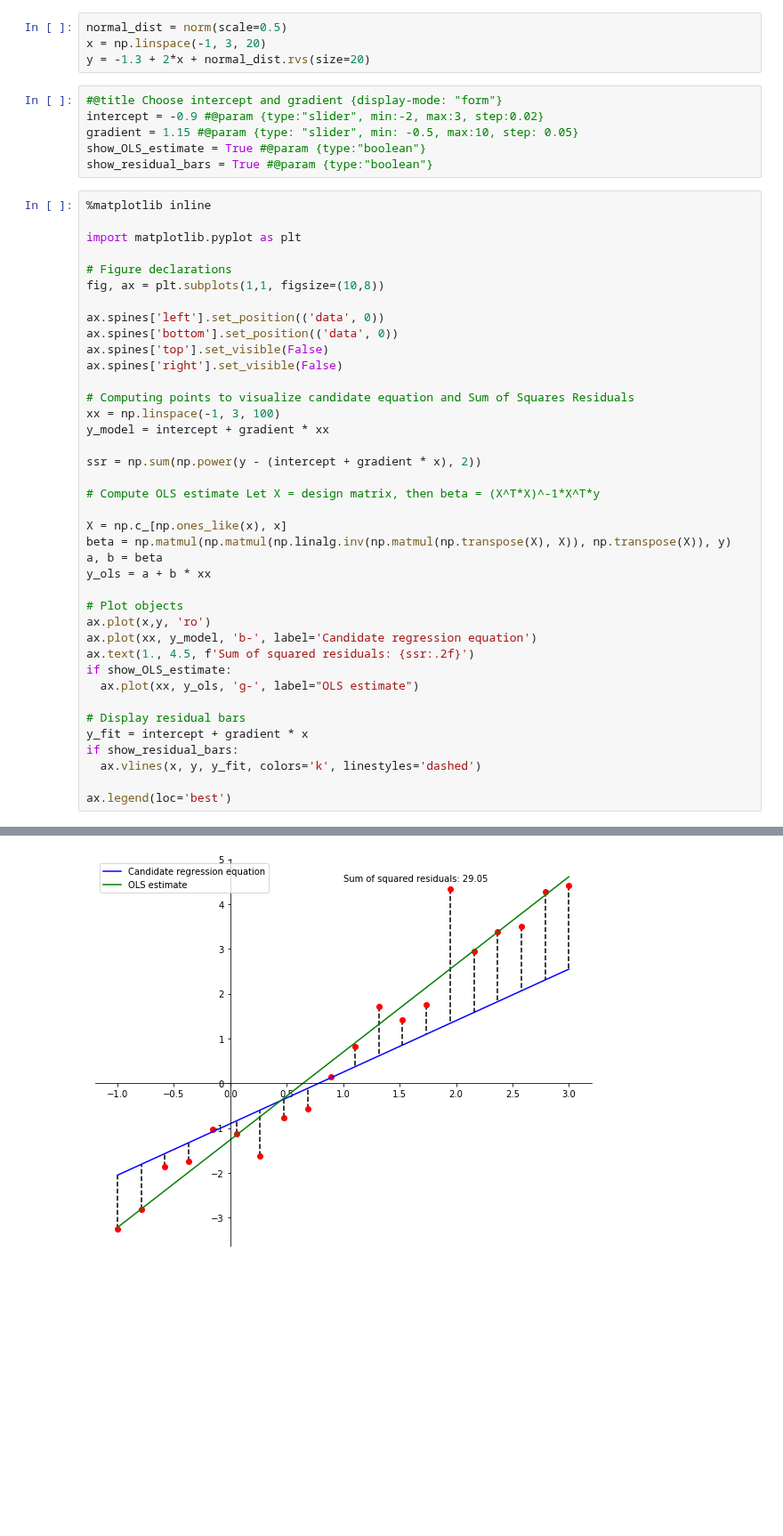
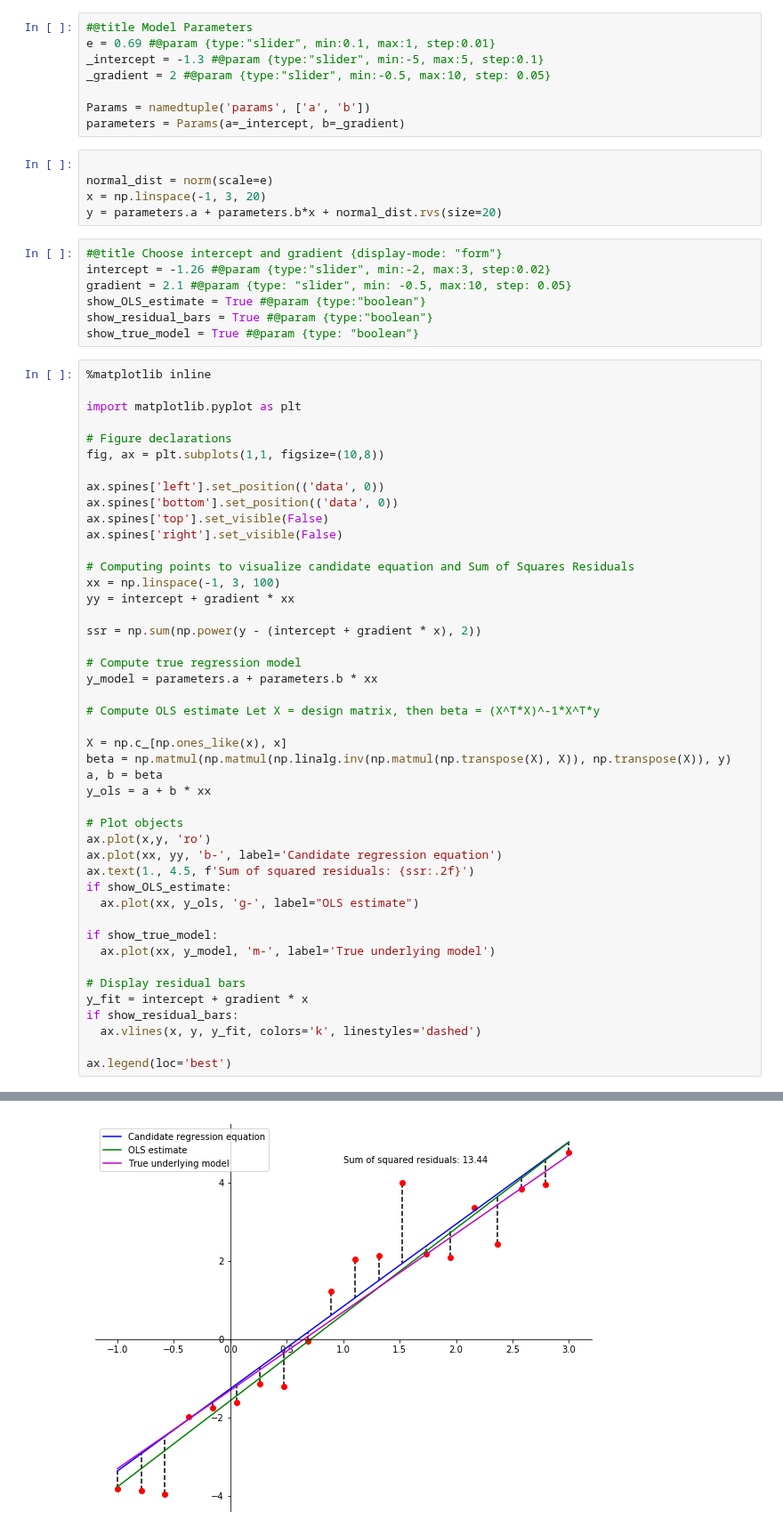
Before and after one commit to uliang/MS9002-Data-mining-techniques, a Jupyter notebook: Illustration_of_OLS_algorithm.ipynb, the cells around one changed output, grey strips where cells are left out. Shown at 89% size. Drawn from its saved outputs; the diff is of its cells as text; blank space fills up the shorter version.

```diff
--- a/Illustration_of_OLS_algorithm.ipynb
+++ b/Illustration_of_OLS_algorithm.ipynb
@@ -6,13 +7,23 @@ from scipy.stats import norm
+# %%
+#@title Model Parameters
+e = 0.69 #@param {type:"slider", min:0.1, max:1, step:0.01}
+_intercept = -1.3 #@param {type:"slider", min:-5, max:5, step:0.1}
+_gradient = 2 #@param {type:"slider", min:-0.5, max:10, step: 0.05}
+
+Params = namedtuple('params', ['a', 'b'])
+parameters = Params(a=_intercept, b=_gradient)
 # %%
-normal_dist = norm(scale=0.5)
+
+normal_dist = norm(scale=e)
 x = np.linspace(-1, 3, 20)
-y = -1.3 + 2*x + normal_dist.rvs(size=20)
+y = parameters.a + parameters.b*x + normal_dist.rvs(size=20)
 # %%
 #@title Choose intercept and gradient {display-mode: "form"}
-intercept = -0.9 #@param {type:"slider", min:-2, max:3, step:0.02}
-gradient = 1.15 #@param {type: "slider", min: -0.5, max:10, step: 0.05}
+intercept = -1.26 #@param {type:"slider", min:-2, max:3, step:0.02}
+gradient = 2.1 #@param {type: "slider", min: -0.5, max:10, step: 0.05}
 show_OLS_estimate = True #@param {type:"boolean"}
 show_residual_bars = True #@param {type:"boolean"}
+show_true_model = True #@param {type: "boolean"}
 # %%
 %matplotlib inline
 
@@ -25,33 +36,39 @@ ax.spines['left'].set_position(('data', 0))
 ax.spines['bottom'].set_position(('data', 0))
 ax.spines['top'].set_visible(False)
 ax.spines['right'].set_visible(False)
 
 # Computing points to visualize candidate equation and Sum of Squares Residuals
 xx = np.linspace(-1, 3, 100)
-y_model = intercept + gradient * xx
+yy = intercept + gradient * xx
 
 ssr = np.sum(np.power(y - (intercept + gradient * x), 2))
+
+# Compute true regression model
+y_model = parameters.a + parameters.b * xx
 
 # Compute OLS estimate Let X = design matrix, then beta = (X^T*X)^-1*X^T*y
 
 X = np.c_[np.ones_like(x), x]
 beta = np.matmul(np.matmul(np.linalg.inv(np.matmul(np.transpose(X), X)), np.transpose(X)), y)
 a, b = beta
 y_ols = a + b * xx
 
 # Plot objects
 ax.plot(x,y, 'ro')
-ax.plot(xx, y_model, 'b-', label='Candidate regression equation')
+ax.plot(xx, yy, 'b-', label='Candidate regression equation')
 ax.text(1., 4.5, f'Sum of squared residuals: {ssr:.2f}')
 if show_OLS_estimate:
   ax.plot(xx, y_ols, 'g-', label="OLS estimate")
+
+if show_true_model:
+  ax.plot(xx, y_model, 'm-', label='True underlying model')
 
 # Display residual bars
 y_fit = intercept + gradient * x
 if show_residual_bars:
   ax.vlines(x, y, y_fit, colors='k', linestyles='dashed')
 
 ax.legend(loc='best')
 # %% [output]
 <matplotlib.legend.Legend at 0x...>
-[figure, old version]
+[figure, new version]
```
Also changed, not shown: parts of 1 cell of this notebook.
